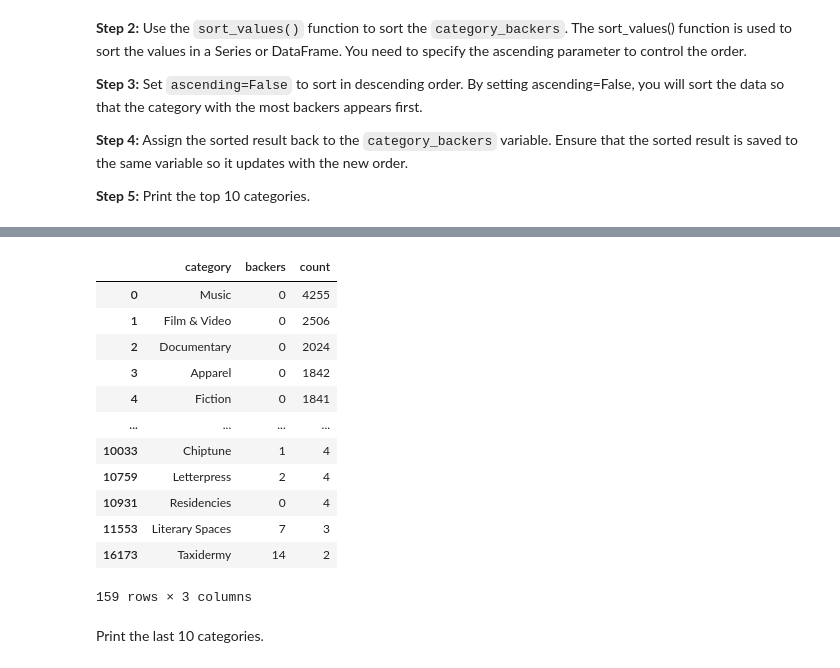
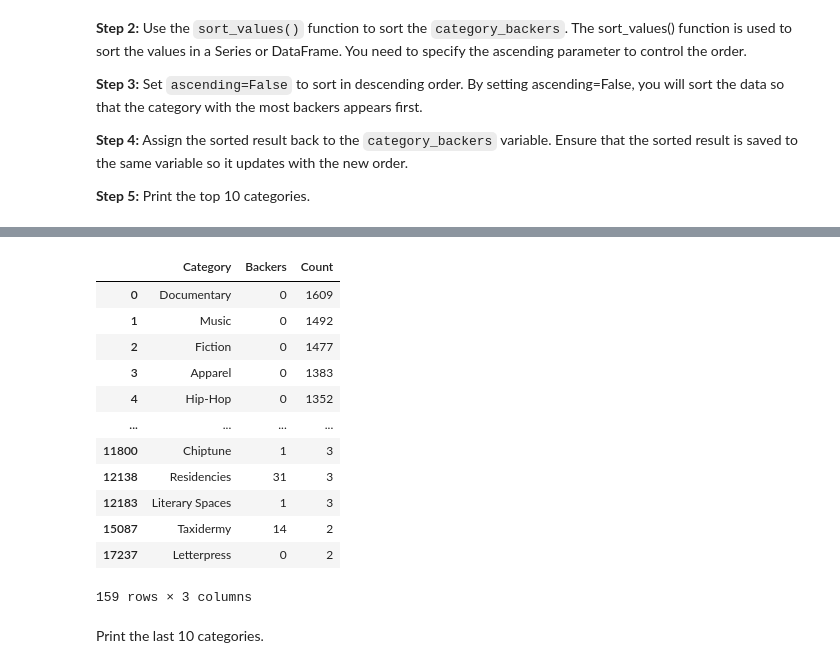
Before and after one commit to ammabe1/data_m2, a Jupyter notebook: week_2_student.ipynb, the cells around one changed output, grey strips where cells are left out. Drawn from its saved outputs; the diff is of its cells as text; code cells hidden in the pictures.

```diff
--- a/week_2_student.ipynb
+++ b/week_2_student.ipynb
@@ -24,4 +24,4 @@ Index(['ID', 'name', 'category', 'main_category', 'currency', 'deadline',
        'usd pledged', 'usd_pledged_real', 'usd_goal_real'],
       dtype='object')
 # %%
-kick_starter.columns = kick_starter.columns.upper()
+# kick_starter.columns = kick_starter.columns.upper()
@@ -458,8 +456,8 @@ kick_starter_cleaned_US
 #kick_starter_new = kick_starter.update(kick_starter_cleaned_US)
 
 kick_starter_cleaned_US = kick_starter.loc[(kick_starter["Country"]=="US")]
-kick_starter = kick_starter_cleaned_US
-kick_starter
+kick_starter_c = kick_starter_cleaned_US
+kick_starter_c
 # %% [output]
 |  | Name | Category | Main Category | Currency | Goal | Pledged | State | Backers | Country | Usd Pledged | ... |
 | 1 | Greeting From Earth: ZGAC Arts Ca... | Narrative Film | Film & Video | USD | 30000.0 | 2421.0 | failed | 15 | US | 100.0 | ... |
@@ -578,22 +619,23 @@ Ensure that the sorted result is saved to the same variable so it updates with t
 # %%
 # your code here
-(kick_starter.groupby(['category', 'backers']).size()
+(kick_starter_c.groupby(['Category','Backers']).size()
    .sort_values(ascending=False)
-   .reset_index(name='count')
-   .drop_duplicates(subset='category'))
+   .reset_index(name='Count')
+   .drop_duplicates(subset='Category'))
+# why are these numbers different than the above sort_values???
 # %% [output]
-|  | category | backers | count |
-| 0 | Music | 0 | 4255 |
-| 1 | Film & Video | 0 | 2506 |
-| 2 | Documentary | 0 | 2024 |
-| 3 | Apparel | 0 | 1842 |
-| 4 | Fiction | 0 | 1841 |
+|  | Category | Backers | Count |
+| 0 | Documentary | 0 | 1609 |
+| 1 | Music | 0 | 1492 |
+| 2 | Fiction | 0 | 1477 |
+| 3 | Apparel | 0 | 1383 |
+| 4 | Hip-Hop | 0 | 1352 |
 | ... | ... | ... | ... |
-| 10033 | Chiptune | 1 | 4 |
-| 10759 | Letterpress | 2 | 4 |
-| 10931 | Residencies | 0 | 4 |
-| 11553 | Literary Spaces | 7 | 3 |
-| 16173 | Taxidermy | 14 | 2 |
+| 11800 | Chiptune | 1 | 3 |
+| 12138 | Residencies | 31 | 3 |
+| 12183 | Literary Spaces | 1 | 3 |
+| 15087 | Taxidermy | 14 | 2 |
+| 17237 | Letterpress | 0 | 2 |
 159 rows × 3 columns
 # %% [markdown]
 Print the last 10 categories.
```
Also changed, not shown: parts of 14 cells of this notebook.
